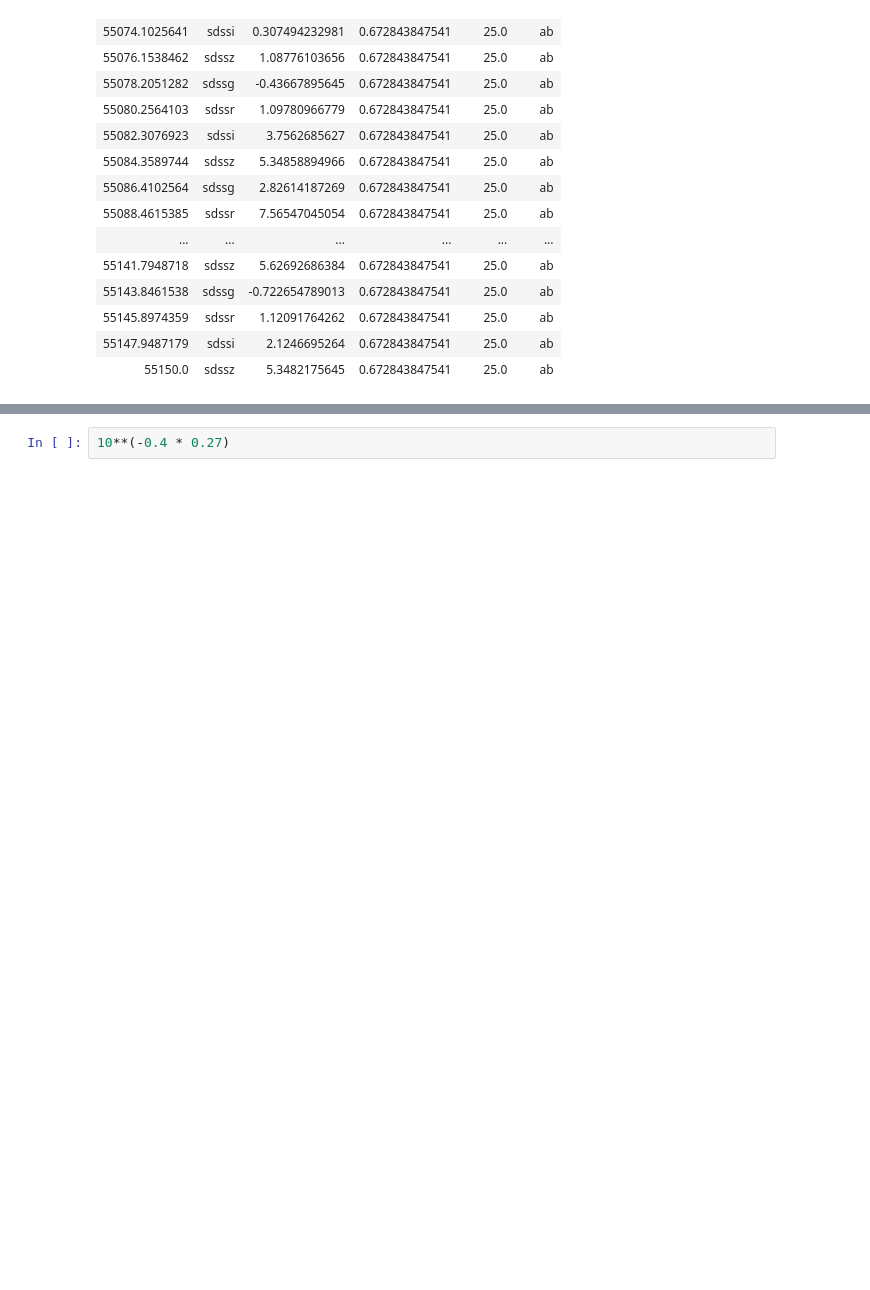
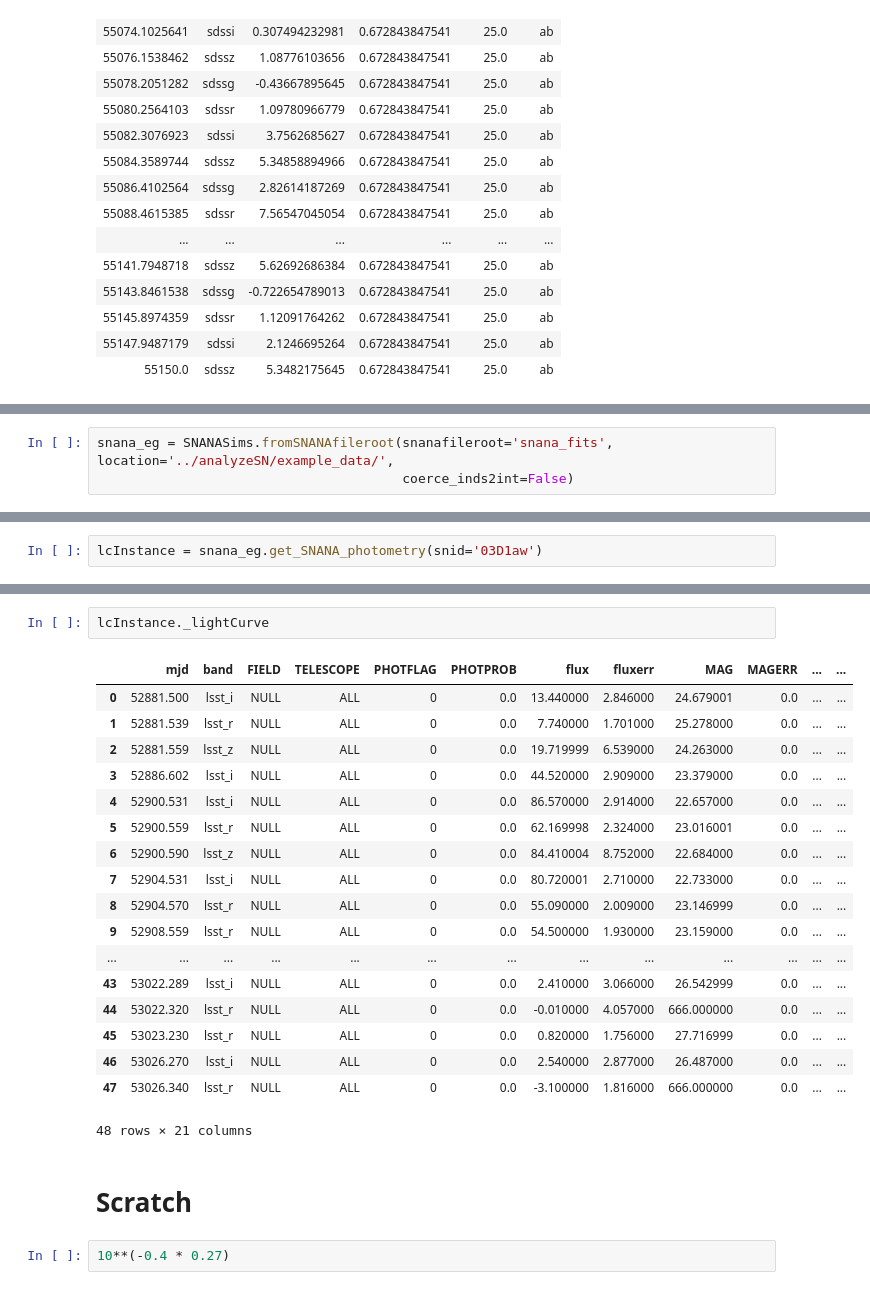
Before and after one commit to rbiswas4/AnalyzeSN, a Jupyter notebook: examples/LightCurve.ipynb, the cells around one changed output, grey strips where cells are left out. Drawn from its saved outputs; the diff is of its cells as text; blank space fills up the shorter version.

```diff
--- a/examples/LightCurve.ipynb
+++ b/examples/LightCurve.ipynb
@@ -121,0 +118,3 @@ SNCosmoLC
+# %%
+snana_eg = SNANASims.fromSNANAfileroot(snanafileroot='snana_fits', location='../analyzeSN/example_data/',
+                                       coerce_inds2int=False)
@@ -121,0 +136,2 @@ SNCosmoLC
+# %%
+lcInstance = snana_eg.get_SNANA_photometry(snid='03D1aw')
@@ -122,3 +149,26 @@ SNCosmoLC
+# %%
+lcInstance._lightCurve
+# %% [output]
+|  | mjd | band | FIELD | TELESCOPE | PHOTFLAG | PHOTPROB | flux | fluxerr | MAG | MAGERR | ... | ... |
+| 0 | 52881.500 | lsst_i | NULL | ALL | 0 | 0.0 | 13.440000 | 2.846000 | 24.679001 | 0.0 | ... | ... |
+| 1 | 52881.539 | lsst_r | NULL | ALL | 0 | 0.0 | 7.740000 | 1.701000 | 25.278000 | 0.0 | ... | ... |
+| 2 | 52881.559 | lsst_z | NULL | ALL | 0 | 0.0 | 19.719999 | 6.539000 | 24.263000 | 0.0 | ... | ... |
+| 3 | 52886.602 | lsst_i | NULL | ALL | 0 | 0.0 | 44.520000 | 2.909000 | 23.379000 | 0.0 | ... | ... |
+| 4 | 52900.531 | lsst_i | NULL | ALL | 0 | 0.0 | 86.570000 | 2.914000 | 22.657000 | 0.0 | ... | ... |
+| 5 | 52900.559 | lsst_r | NULL | ALL | 0 | 0.0 | 62.169998 | 2.324000 | 23.016001 | 0.0 | ... | ... |
+| 6 | 52900.590 | lsst_z | NULL | ALL | 0 | 0.0 | 84.410004 | 8.752000 | 22.684000 | 0.0 | ... | ... |
+| 7 | 52904.531 | lsst_i | NULL | ALL | 0 | 0.0 | 80.720001 | 2.710000 | 22.733000 | 0.0 | ... | ... |
+| 8 | 52904.570 | lsst_r | NULL | ALL | 0 | 0.0 | 55.090000 | 2.009000 | 23.146999 | 0.0 | ... | ... |
+| 9 | 52908.559 | lsst_r | NULL | ALL | 0 | 0.0 | 54.500000 | 1.930000 | 23.159000 | 0.0 | ... | ... |
+| ... | ... | ... | ... | ... | ... | ... | ... | ... | ... | ... | ... | ... |
+| 43 | 53022.289 | lsst_i | NULL | ALL | 0 | 0.0 | 2.410000 | 3.066000 | 26.542999 | 0.0 | ... | ... |
+| 44 | 53022.320 | lsst_r | NULL | ALL | 0 | 0.0 | -0.010000 | 4.057000 | 666.000000 | 0.0 | ... | ... |
+| 45 | 53023.230 | lsst_r | NULL | ALL | 0 | 0.0 | 0.820000 | 1.756000 | 27.716999 | 0.0 | ... | ... |
+| 46 | 53026.270 | lsst_i | NULL | ALL | 0 | 0.0 | 2.540000 | 2.877000 | 26.487000 | 0.0 | ... | ... |
+| 47 | 53026.340 | lsst_r | NULL | ALL | 0 | 0.0 | -3.100000 | 1.816000 | 666.000000 | 0.0 | ... | ... |
+48 rows × 21 columns
+# %% [markdown]
+# Scratch
 # %%
 10**(-0.4 * 0.27)
 # %% [output]
```
Also changed, not shown: parts of 10 cells of this notebook.
